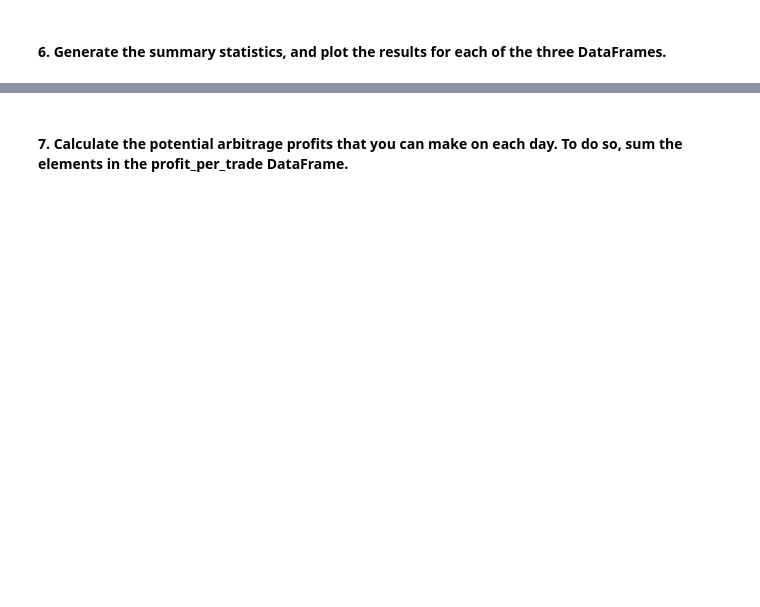
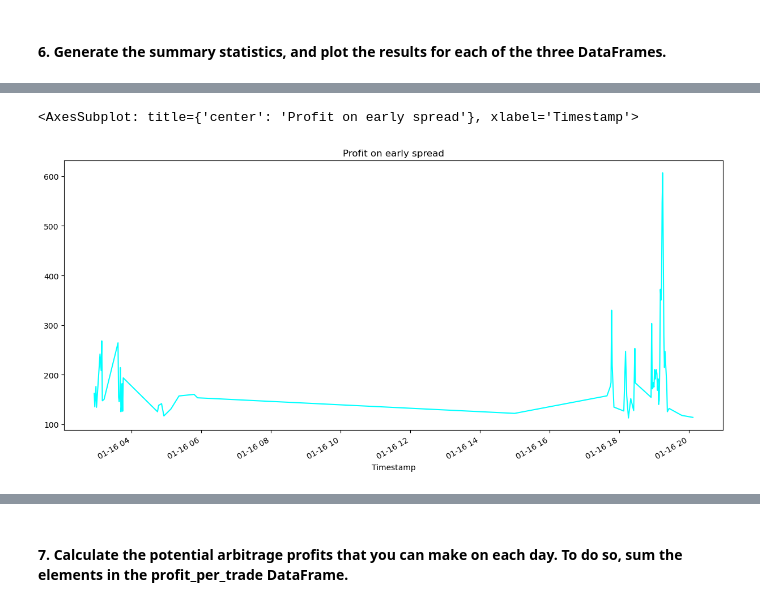
Before and after one commit to SkyRanger05/Module-Challenges, a Jupyter notebook: crypto_arbitrage.ipynb, the cells around one changed output, grey strips where cells are left out. Drawn from its saved outputs; the diff is of its cells as text; code cells hidden in the pictures; blank space fills up the shorter version.

Commit message:
Crypto Arbitrage 2nd attempt

```diff
--- a/crypto_arbitrage.ipynb
+++ b/crypto_arbitrage.ipynb
@@ -755,7 +827,7 @@ Calculate the potential profits for each date that you selected in the previous
 # %%
 # For the date early in the dataset, measure the arbitrage spread between the two exchanges
 # by subtracting the lower-priced exchange from the higher-priced one
-arbitrage_spread_early = # YOUR CODE HERE
+arbitrage_spread_early.describe()
 
 # Use a conditional statement to generate the summary statistics for each arbitrage_spread DataFrame
 # YOUR CODE HERE
@@ -764,7 +846,7 @@ arbitrage_spread_early = # YOUR CODE HERE
 # %%
 # For the date early in the dataset, calculate the spread returns by dividing the instances when the arbitrage spread is positive (> 0)
 # by the price of Bitcoin from the exchange you are buying on (the lower-priced exchange).
-spread_return_early= # YOUR CODE HERE
+spread_return_early= arbitrage_spread_early[arbitrage_spread_early > 0]/bt
 
 # Review the spread return DataFrame
-# YOUR CODE HERE
+spread_return_early.describe()
@@ -773,7 +891,7 @@ spread_return_early= # YOUR CODE HERE
 # %%
 # For the date early in the dataset, determine the number of times your trades with positive returns
 # exceed the 1% minimum threshold (.01) that you need to cover your costs
-profitable_trades_early = # YOUR CODE HERE
+profitable_trades_early = spread_return_early[spread_return_early > .01]
 
 # Review the first five profitable trades
-# YOUR CODE HERE
+profitable_trades_early.head()
@@ -788,10 +964,10 @@ profitable_trades_early = # YOUR CODE HERE
 # %%
 # For the date early in the dataset, calculate the potential profit per trade in dollars
 # Multiply the profitable trades by the cost of the Bitcoin that was purchased
-profit_early = # YOUR CODE HERE
+profit_early = profitable_trades_early * bt
 
 # Drop any missing values from the profit DataFrame
-profit_per_trade_early = # YOUR CODE HERE
+profit_per_trade_early = profit_early.dropna()
 
 # View the early profit DataFrame
-# YOUR CODE HERE
+profit_per_trade_early
@@ -803,3 +1027,6 @@ profit_per_trade_early = # YOUR CODE HERE
 # %%
 # Plot the results for the early profit per trade DataFrame
-# YOUR CODE HERE
+profit_per_trade_early.plot(figsize=(15,7), color="cyan", title="Profit on early spread")
+# %% [output]
+<AxesSubplot: title={'center': 'Profit on early spread'}, xlabel='Timestamp'>
+[figure, added]
```
Also changed, not shown: parts of 33 cells of this notebook.
